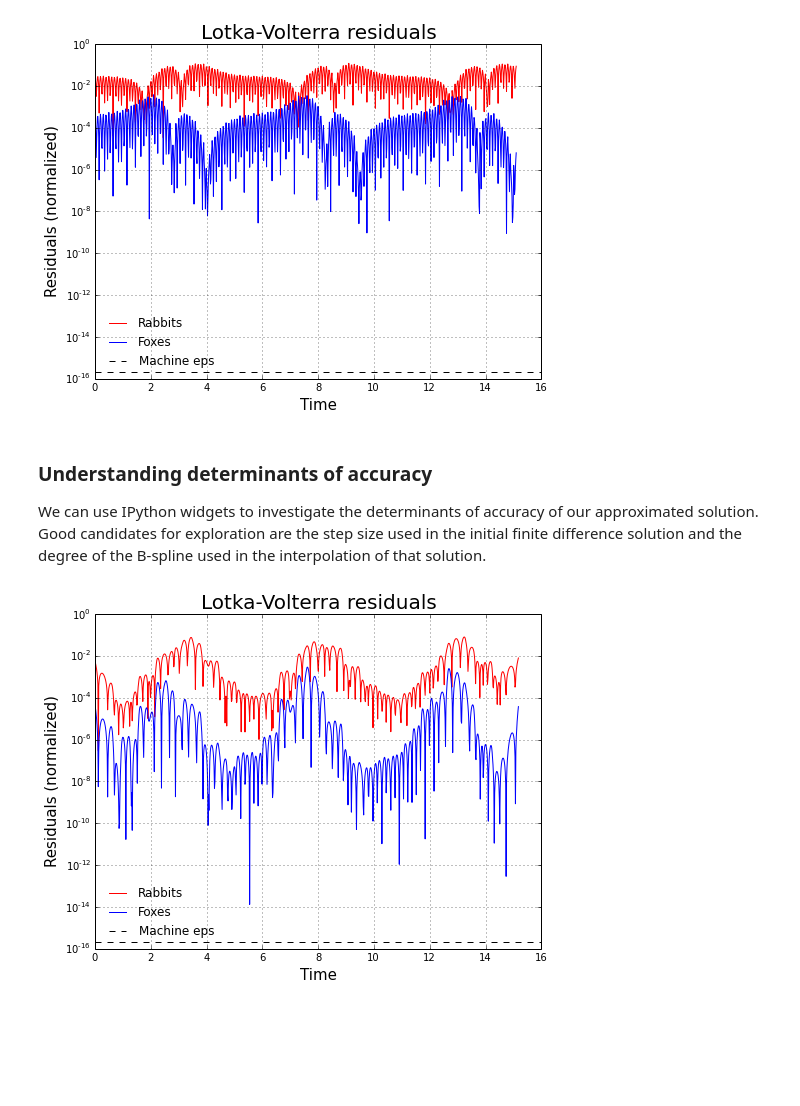
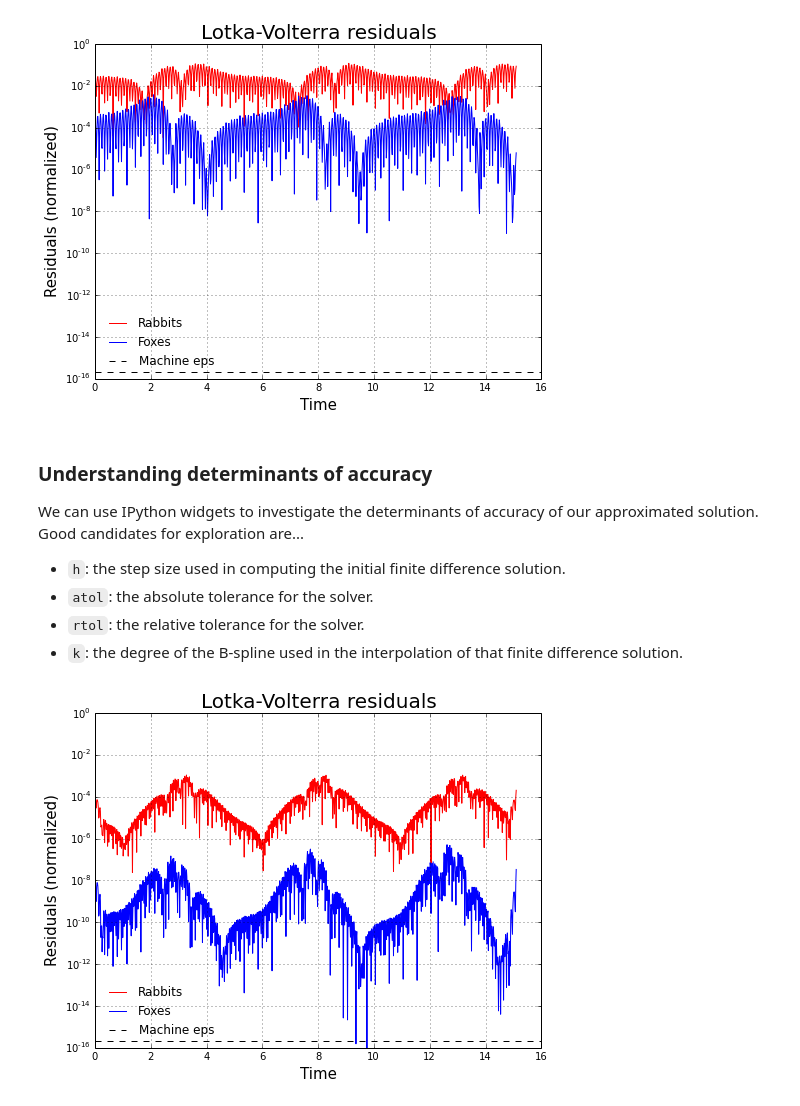
Before and after one commit to QuantEcon/QuantEcon.py, a Jupyter notebook: examples/Solving an Initial Value Problem (IVP).ipynb, the cells around one changed output. Cells and saved outputs as stored; diff of their text form; code cells hidden in the pictures; blank space fills up the shorter version.

Commit message:
Updated IPython notebook to incorporate changes to the lotka_volterra module.

```diff
--- a/examples/Solving an Initial Value Problem (IVP).ipynb
+++ b/examples/Solving an Initial Value Problem (IVP).ipynb
@@ -62,6 +90,8 @@ lotka_volterra_params = (1.0, 0.1, 1.5, 0.75)
 # %%
-lotka_volterra_ivp = ivp.IVP(f=lotka_volterra_system,
-                             jac=lotka_volterra_jacobian,
+from quantecon.models import lotka_volterra
+
+lotka_volterra_ivp = ivp.IVP(f=lotka_volterra.f,
+                             jac=lotka_volterra.jacobian,
                              args=lotka_volterra_params)
 # %% [markdown]
 ## Using `IVP.integrate` to integrate the ODE
@@ -223,8 +253,8 @@ The residual is the difference between the derivative of the B-spline approximat
 Compute the residual to the Lotka-Volterra model at 1000 evenly spaced points using a 1st order B-spline interpolation (which is equivalent to linear interpolation!).
 # %%
 # create a fresh instance of the lotka-volterra model
-lotka_volterra_ivp = ivp.IVP(f=lotka_volterra_system,
-                             jac=lotka_volterra_jacobian,
+lotka_volterra_ivp = ivp.IVP(f=lotka_volterra.f,
+                             jac=lotka_volterra.jacobian,
                              args=lotka_volterra_params)
 
 # compute the residual
@@ -263,49 +293,55 @@ plt.show()
 [figure]
 # %% [markdown]
 ### Understanding determinants of accuracy
-We can use IPython widgets to investigate the determinants of accuracy of our approximated solution. Good candidates for exploration are the step size used in the initial finite difference solution and the degree of the B-spline used in the interpolation of that solution.
+We can use IPython widgets to investigate the determinants of accuracy of our approximated solution. Good candidates for exploration are...
+
+* `h`: the step size used in computing the initial finite difference solution.
+* `atol`: the absolute tolerance for the solver.
+* `rtol`: the relative tolerance for the solver.
+* `k`: the degree of the B-spline used in the interpolation of that finite difference solution.
 # %%
-@interact(step=(-2, 0, 0.5), deg=(1, 5, 1))
-def plot_lotka_volterra_residuals(step=-1, deg=3):
+@interact(h=(-2, 0, 0.5), atol=(-12, 0, 0.5), rtol=(-9, 0, 0.5), k=(1, 5, 1),
+          integrator=('dopri5', 'dop853', 'lsoda', 'vode'))
+def plot_lotka_volterra_residuals(h=-1, atol=-6, rtol=-3, k=3, integrator='dopri5'):
     """Plots residuals of the Lotka-Volterra system."""
     # fix parameters
     lotka_volterra_ivp.args = (1.0, 0.1, 2.0, 0.75)
 
     # re-compute the solution
-    tmp_solution = lotka_volterra_ivp.integrate(t0, y0, h=10**step, T=15, integrator='dopri5',
-                                                atol=1e-12, rtol=1e-9)
+    tmp_solution = lotka_volterra_ivp.integrate(t0, y0, h=10**h, T=15, integrator=integrator,
+                                                atol=10**atol, rtol=10**rtol)
 
     # re-compute the interpolated solution and residual
     tmp_ti = np.linspace(t0, tmp_solution[-1, 0], 1000)
-    tmp_interp_solution = lotka_volterra_ivp.interpolate(tmp_solution, tmp_ti, k=deg)
-    tmp_residual = lotka_volterra_ivp.compute_residual(tmp_solution, tmp_ti, k=deg)
+    tmp_interp_solution = lotka_volterra_ivp.interpolate(tmp_solution, tmp_ti, k=k)
+    tmp_residual = lotka_volterra_ivp.compute_residual(tmp_solution, tmp_ti, k=k)
 
     # extract the components of the solution
     tmp_rabbits = tmp_interp_solution[:, 1]
     tmp_foxes = tmp_interp_solution[:, 2]
 
     # extract the raw residuals
     tmp_rabbits_residual = tmp_residual[:, 1]
     tmp_foxes_residual = tmp_residual[:, 2]
 
     # typically, normalize residual by the level of the variable
     tmp_norm_rabbits_residual = np.abs(tmp_rabbits_residual) / tmp_rabbits
     tmp_norm_foxes_residual = np.abs(tmp_foxes_residual) / tmp_foxes
 
     # create the plot
     fig = plt.figure(figsize=(8, 6))
 
     plt.plot(tmp_ti, tmp_norm_rabbits_residual, 'r-', label='Rabbits')
     plt.plot(tmp_ti, tmp_norm_foxes_residual**2 / foxes, 'b-', label='Foxes')
     plt.axhline(np.finfo('float').eps, linestyle='dashed', color='k', label='Machine eps')
 
     plt.xlabel('Time', fontsize=15)
     plt.ylim(1e-16, 1)
     plt.ylabel('Residuals (normalized)', fontsize=15)
     plt.yscale('log')
     plt.title('Lotka-Volterra residuals', fontsize=20)
 
     plt.grid()
     plt.legend(loc='best', frameon=False)
 # %% [output]
-[figure, old version]
+[figure, new version]
```
Also changed, not shown: parts of 5 cells of this notebook.
